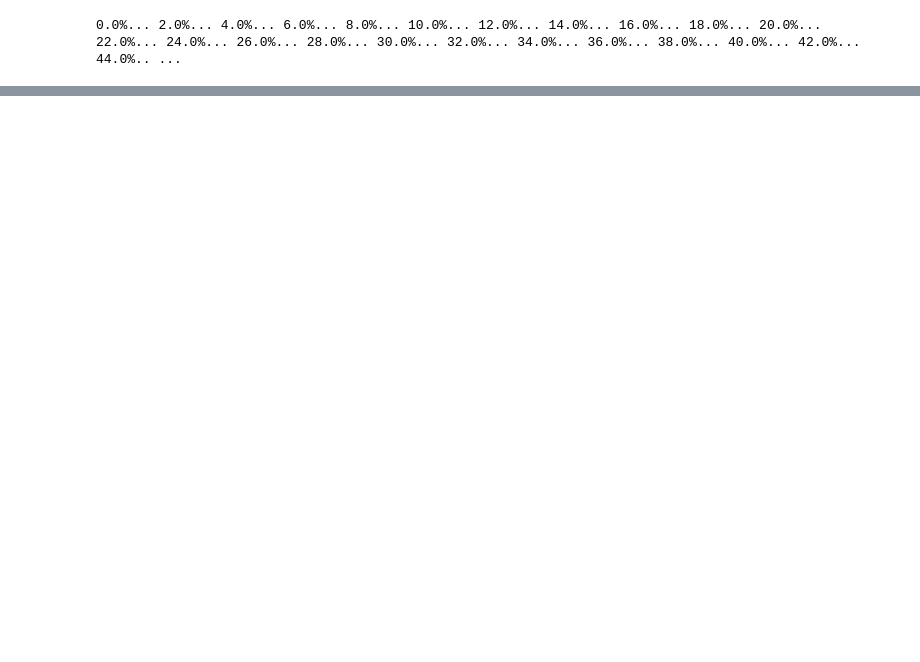
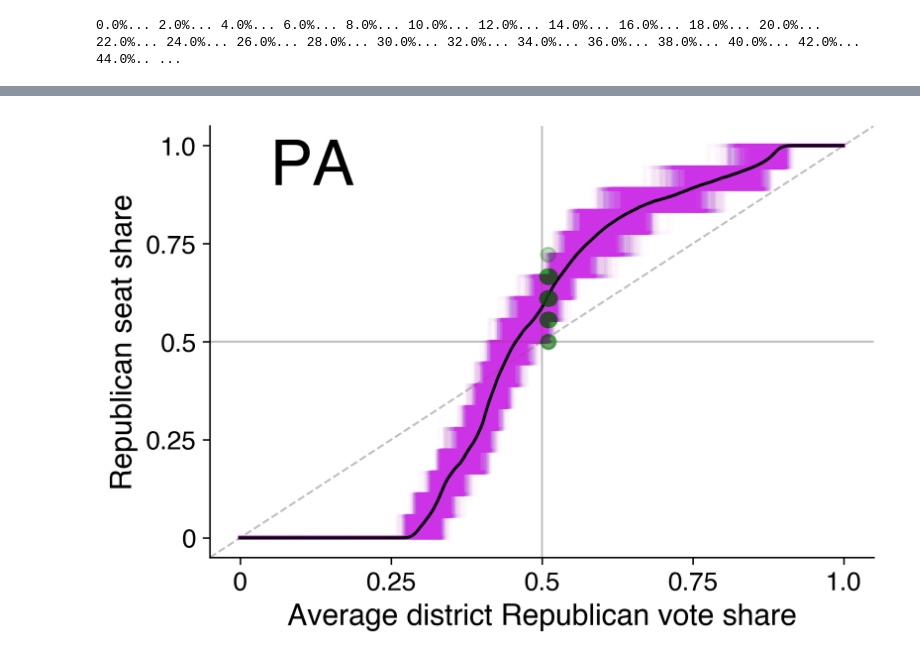
Before and after one commit to political-geometry/partisan-fairness, a Jupyter notebook: ensemble_partisan_metrics.ipynb, the cells around one changed output, grey strips where cells are left out. Cells and saved outputs as stored; diff of their text form; code cells hidden in the pictures; blank space fills up the shorter version.

Commit message:
Expanding the discussion of partisan metrics and ensembles

```diff
--- a/ensemble_partisan_metrics.ipynb
+++ b/ensemble_partisan_metrics.ipynb
@@ -1,19 +7,22 @@
 # %%
+# Get ourselves some data
+
 %run utilities
 %run noninteractive_utilities
 
 import pandas as pd
 
 plt.rcParams.update({
-    "text.usetex": True,
+    "text.usetex": False,
     "font.family": "sans-serif",
     "font.sans-serif": ["Helvetica"]})
 dpi = 300
 mpl.rcParams['figure.dpi']= dpi
 
-state = "MD"
+state = "PA"
 
-filename = "data/chapter-0-ensemble-data/" + state + "/rundata_PRES16.csv"
+# From https://github.com/political-geometry/chapter-0-introduction
+filename = "data/chapter-0-ensemble-data/" + state + "/rundata_PRES16.csv"  # Replace with your data location
 
 seat_shares_and_vote_shares = (pd.read_csv(filename)).values
 seat_totals = seat_shares_and_vote_shares[:,1]
@@ -53,13 +66,15 @@ for i in range(np.shape(republican_seat_shares)[0]):
 # %%
-number_of_curves_to_plot = 1000
+number_of_curves_to_plot = 5000  # Can be increased to 50,000 if your computer can take it
 reordering = np.random.permutation(len(actual_vote_shares))
 inds = (reordering[:number_of_curves_to_plot]).tolist()
 
 actual_vote_shares_subset = [actual_vote_shares[i] for i in inds]
 actual_seat_shares_subset = [actual_seat_shares[i] for i in inds]
 votes_subset = [bulk_votes[i] for i in inds]
 seats_subset = [bulk_seats[i] for i in inds]
 
 
-plot_bulk_ups(actual_vote_shares_subset, actual_seat_shares_subset, votes_subset, seats_subset, text=state,
+plot_bulk_ups(actual_vote_shares_subset, actual_seat_shares_subset, votes_subset, seats_subset,bulk_votes,bulk_seats, text=state,
                   x_label="Average district Republican vote share")
+# %% [output]
+[figure, added]
```
Also changed, not shown: parts of 12 cells of this notebook.
